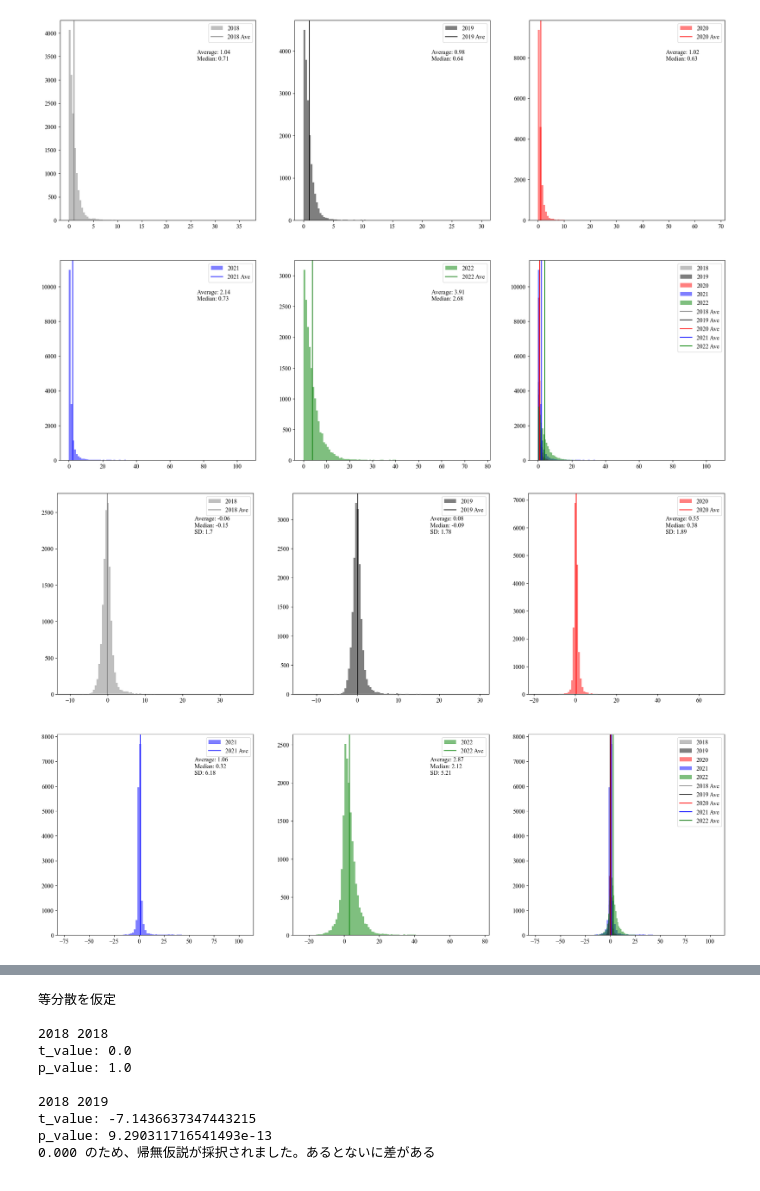
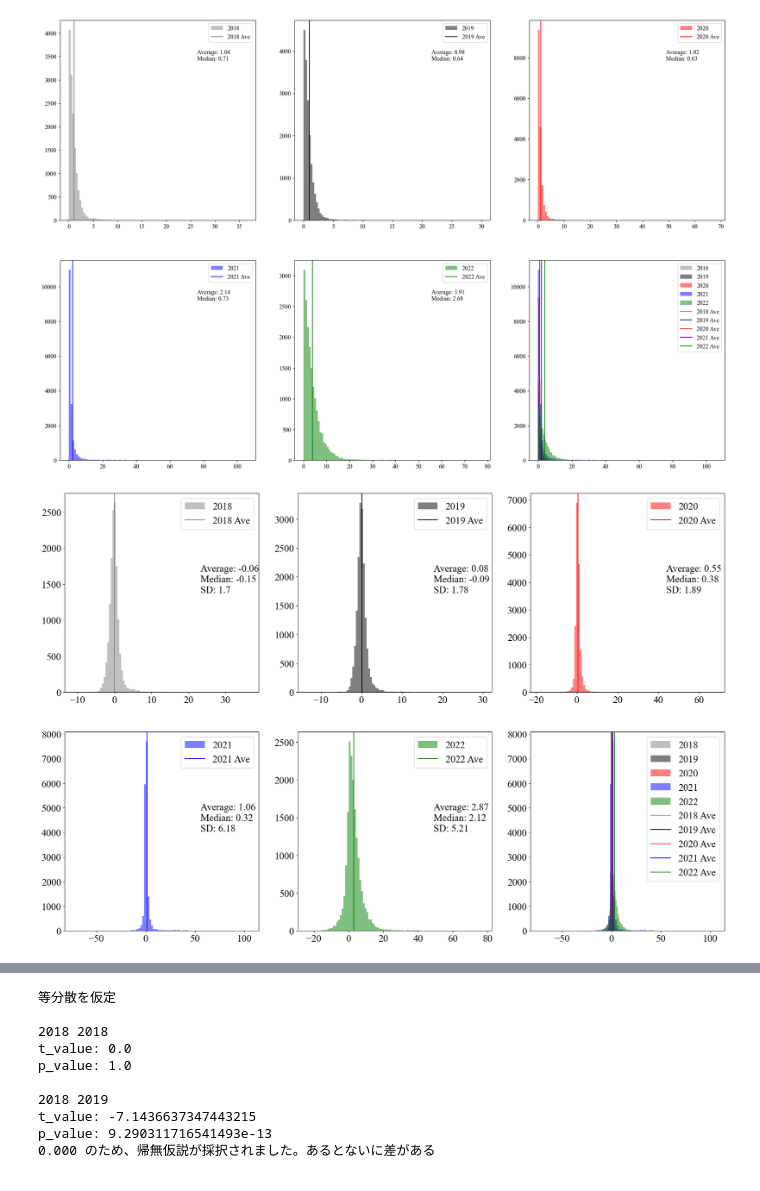
Before and after one commit to kurisk17/programwindows, a Jupyter notebook: 検定/価格差絶対値の検定.ipynb, the cells around one changed output, grey strips where cells are left out. Cells and saved outputs as stored; diff of their text form; code cells hidden in the pictures.

```diff
--- a/検定/価格差絶対値の検定.ipynb
+++ b/検定/価格差絶対値の検定.ipynb
@@ -360,6 +360,18 @@ plt.savefig('../../../卒論関連書類/画像/3章画像/分析結果画像/
 # 絶対値じゃないものの分布
 
 
+cols = ['DateTime', 'gap_price[intra-spot](円/kWh)']
+
+df_select = df_king[cols]
+
+re_col = ['DateTime', '価格差 (時間前市場 - スポット市場) (Yen/kWh)'
+    #    , 'エリア毎の広域予備率の平均値(%)'
+       ]
+df_select.columns = re_col
+
+percent =50
+# これは各年
+name ='価格差 (時間前市場 - スポット市場) (Yen/kWh)'
 
 value2018 = df_select[df_select['DateTime'].dt.year ==2018][name].dropna().values
 
@@ -375,7 +387,7 @@ value2022 = df_select[df_select['DateTime'].dt.year ==2022][name].dropna().value
 
 # 絶対値の分布
 plt.rcParams['font.family'] = 'Times New Roman'
-plt.rcParams['font.size'] =12
+plt.rcParams['font.size'] =20
 
 fig = plt.figure(figsize=(24,16))
 ax1= fig.add_subplot(2,3,1)
@@ -400,39 +412,40 @@ ax3.axvline(value2020.mean(),label='2020 Ave',color ='r')
 ax4.axvline(value2021.mean(),label='2021 Ave',color ='b')
 ax5.axvline(value2022.mean(),label='2022 Ave',color ='g')
 
 
 ax.hist(value2018,bins=100,alpha= 0.5,label=2018,color ='gray')
 ax.hist(value2019,bins=100,alpha= 0.5,label=2019,color ='black')
 ax.hist(value2020,bins=100,alpha= 0.5,label=2020,color ='r')
 ax.hist(value2021,bins=100,alpha= 0.5,label=2021,color ='b')
 ax.hist(value2022,bins=100,alpha= 0.5,label=2022,color ='g')
 
 
 ax.axvline(value2018.mean(),label='2018 Ave',color ='gray')
 ax.axvline(value2019.mean(),label='2019 Ave',color ='black')
 ax.axvline(value2020.mean(),label='2020 Ave',color ='r')
 ax.axvline(value2021.mean(),label='2021 Ave',color ='b')
 ax.axvline(value2022.mean(),label='2022 Ave',color ='g')
 
 
 ax.legend()
 ax1.legend()
 ax2.legend()
 ax3.legend()
 ax4.legend()
 ax5.legend()
 roundnum=2
 x_text=0.7
+y_text=0.5
 fontsize=12
-ax1.text(x_text,0.8,f'Average: {round(value2018.mean(),roundnum)}\nMedian: {round(np.median(value2018),roundnum)}\nSD: {round(np.std(value2018),roundnum)}',transform=ax1.transAxes)
-ax2.text(x_text,0.8,f'Average: {round(value2019.mean(),roundnum)}\nMedian: {round(np.median(value2019),roundnum)}\nSD: {round(np.std(value2019),roundnum)}',transform=ax2.transAxes)
-ax3.text(x_text,0.8,f'Average: {round(value2020.mean(),roundnum)}\nMedian: {round(np.median(value2020),roundnum)}\nSD: {round(np.std(value2020),roundnum)}',transform=ax3.transAxes)
-ax4.text(x_text,0.8,f'Average: {round(value2021.mean(),roundnum)}\nMedian: {round(np.median(value2021),roundnum)}\nSD: {round(np.std(value2021),roundnum)}',transform=ax4.transAxes)
-ax5.text(x_text,0.8,f'Average: {round(value2022.mean(),roundnum)}\nMedian: {round(np.median(value2022),roundnum)}\nSD: {round(np.std(value2022),roundnum)}',transform=ax5.transAxes)
+ax1.text(x_text,y_text,f'Average: {round(value2018.mean(),roundnum)}\nMedian: {round(np.median(value2018),roundnum)}\nSD: {round(np.std(value2018,ddof=1),roundnum)}',transform=ax1.transAxes)
+ax2.text(x_text,y_text,f'Average: {round(value2019.mean(),roundnum)}\nMedian: {round(np.median(value2019),roundnum)}\nSD: {round(np.std(value2019,ddof=1),roundnum)}',transform=ax2.transAxes)
+ax3.text(x_text,y_text,f'Average: {round(value2020.mean(),roundnum)}\nMedian: {round(np.median(value2020),roundnum)}\nSD: {round(np.std(value2020,ddof=1),roundnum)}',transform=ax3.transAxes)
+ax4.text(x_text,y_text,f'Average: {round(value2021.mean(),roundnum)}\nMedian: {round(np.median(value2021),roundnum)}\nSD: {round(np.std(value2021,ddof=1),roundnum)}',transform=ax4.transAxes)
+ax5.text(x_text,y_text,f'Average: {round(value2022.mean(),roundnum)}\nMedian: {round(np.median(value2022),roundnum)}\nSD: {round(np.std(value2022,ddof=1),roundnum)}',transform=ax5.transAxes)
 
 plt.savefig('../../../卒論関連書類/画像/3章画像/分析結果画像/価格差の絶対値の分布/絶対値じゃない分布一覧years.png')
 # %% [output]
-[figure, old version]
+[figure, new version]
 # %%
 # 絶対値をつけないやつの検定
 
```
Also changed, not shown: parts of 1 cell of this notebook, 1 other file.
